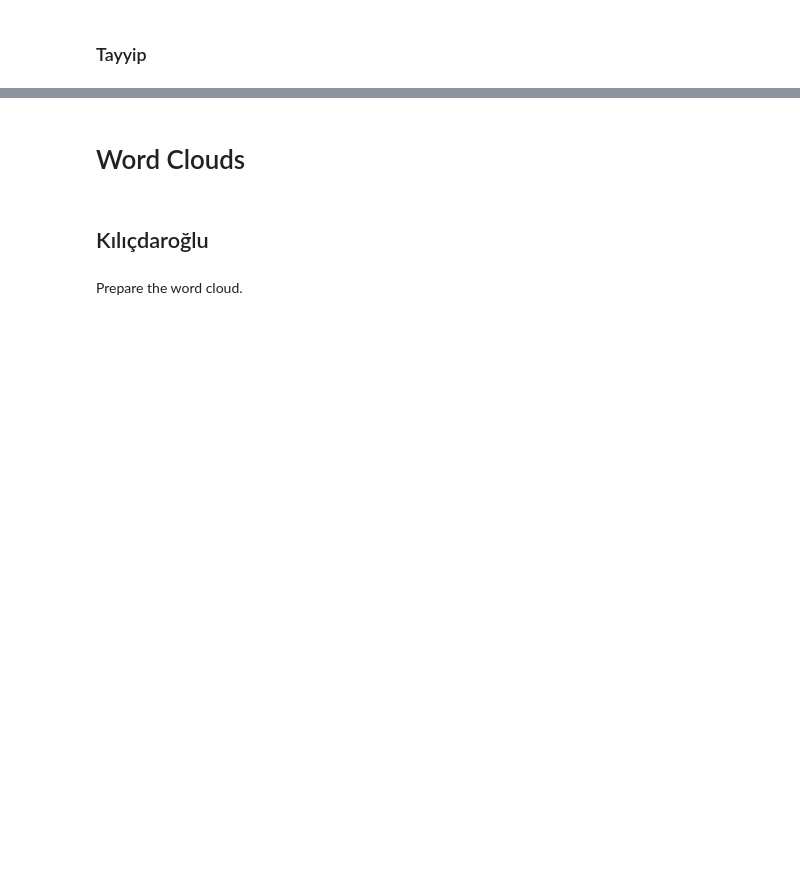
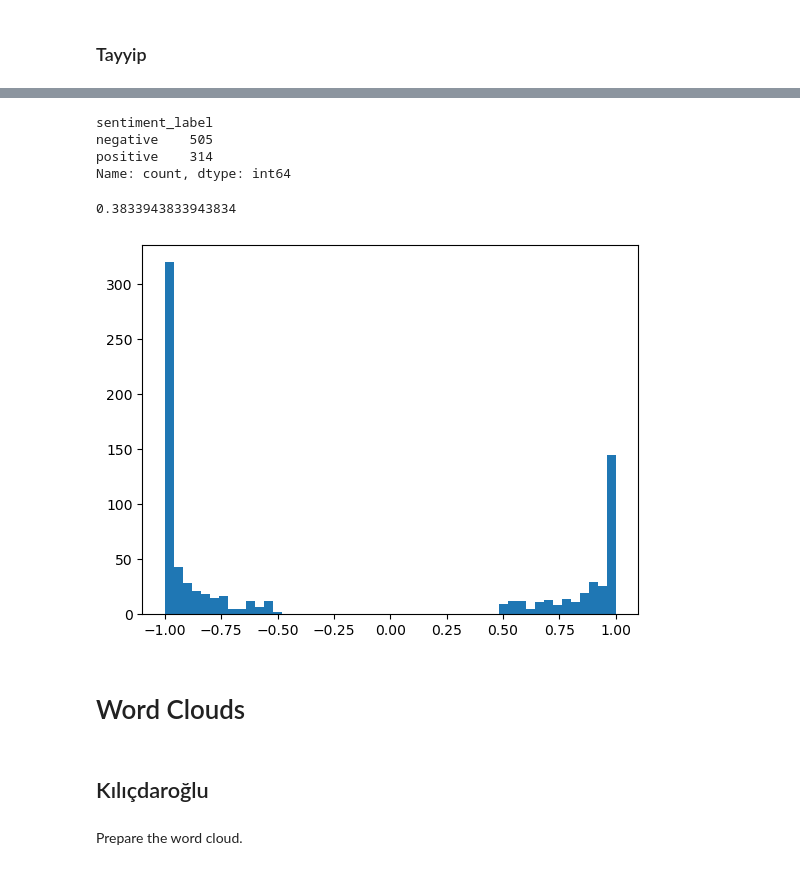
Before and after one commit to beratcabuk/secim2023, a Jupyter notebook: election_BERTurk_eksisozluk.ipynb, the cells around one changed output, grey strips where cells are left out. Saved outputs shown, nothing was run; the diff lists cells and outputs as text; code cells hidden in the pictures; blank space fills up the shorter version.

```diff
--- a/election_BERTurk_eksisozluk.ipynb
+++ b/election_BERTurk_eksisozluk.ipynb
@@ -336,0 +398,14 @@ plt.show()
+# %%
+tayyip_clean_r2 = tayyip_text_r2.copy()
+# %%
+for i in range(len(tayyip_clean_r2["cleaned_body"])):
+    if len(sent_tokenizer(tayyip_clean_r2["cleaned_body"][i])["input_ids"]) > 512:
+        tayyip_clean_r2.drop(i, inplace=True)
+tayyip_clean_r2 = tayyip_clean_r2.reset_index(drop=True)
+# %%
+tayyip_clean_sentiments_r2 = tayyip_clean_r2.copy()
+tayyip_clean_sentiments_r2["sentiment_data"] = [sentiment_pipeline(list(tayyip_clean_sentiments_r2["cleaned_body"])[i])[0] for i in range(len(tayyip_clean_sentiments_r2))]
+# %%
+tayyip_signed_sentiments_r2 = tayyip_clean_sentiments_r2.copy()
+tayyip_signed_sentiments_r2["signed_sentiments"] = signed_sentiments(tayyip_clean_sentiments_r2)
+tayyip_signed_sentiments_r2["signed_sentiments"].describe()
@@ -337,3 +425,20 @@ plt.show()
+# %%
+tayyip_sentiment_counts_r2["sentiment_label"].value_counts()
+# %% [output]
+sentiment_label
+negative    505
+positive    314
+Name: count, dtype: int64
+# %%
+314 / (505 + 314)
+# %% [output]
+0.3833943833943834
+# %%
+fig, ax = plt.subplots()
+ax.hist(tayyip_signed_sentiments_r2["signed_sentiments"], bins=50)
+plt.show()
+# %% [output]
+[figure, added]
 # %% [markdown]
 # Word Clouds
 # %% [markdown]
```
Also changed, not shown: parts of 22 cells of this notebook.
